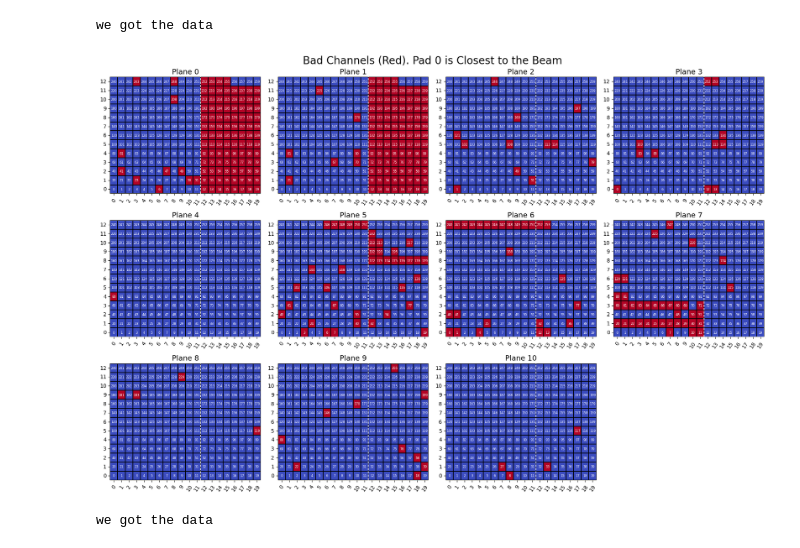
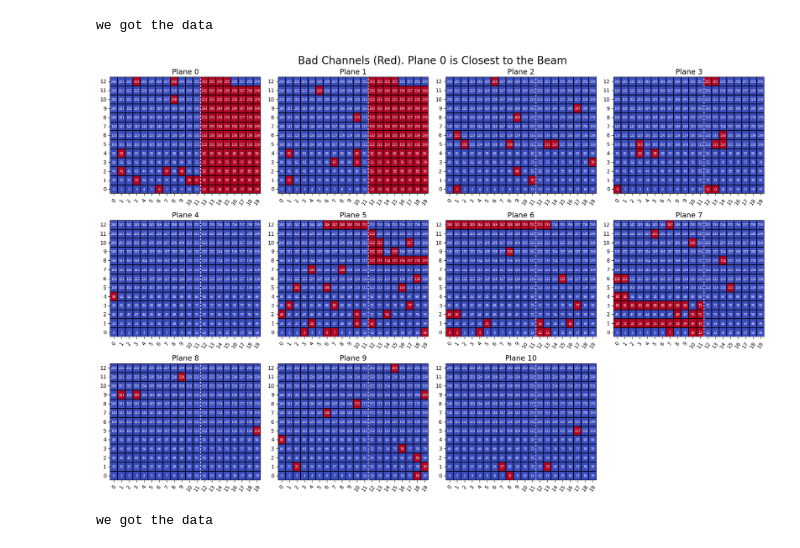
Before and after one commit to Ben-David-Ben/F-Cal-TB-Project, a Jupyter notebook: TB2025_Bad_Channels.ipynb, the cells around one changed output. Saved outputs shown, nothing was run; the diff lists cells and outputs as text; code cells hidden in the pictures.

```diff
--- a/TB2025_Bad_Channels.ipynb
+++ b/TB2025_Bad_Channels.ipynb
@@ -148,39 +72,39 @@ def channels_diagnostics(path_to_file, number_of_planes):
             cbar = False,
             annot_kws={"size": 6},
             linewidths=0.3,
             linecolor="black"
         )
 
         # title for each plane
         ax.set_title(f"Plane {idx}", fontsize=14)
 
         # add the gap seperator
         ax.axvline( x=12, color="white", linestyle="--", linewidth=1.2)
 
         # X ticks (0–19)
         ax.set_xticks(np.arange(20) + 0.5)
         ax.set_xticklabels(np.arange(20), rotation = 55)
 
         # Y ticks (0–12)
         ax.set_yticks(np.arange(13) + 0.5)
         ax.set_yticklabels(np.arange(12, -1, -1), rotation = 0)  # bottom = 0
 
         if len(axes) > len(matrices):
             axes[len(matrices)].set_visible(False)
 
-    fig.suptitle("Bad Channels (Red). Pad 0 is Closest to the Beam", fontsize = 20)
+    fig.suptitle("Bad Channels (Red). Plane 0 is Closest to the Beam", fontsize = 20)
     plt.tight_layout()
     plt.show()
 
 
-# replace this with your path to the file and number of planes
-path = "TB_FIRE\TB_reco\TB_FIRE_1340_raw_reco.root"
-number_of_planes = 11
+# # replace this with your path to the file and number of planes
+# path = "TB_FIRE\TB_reco\TB_FIRE_1340_raw_reco.root"
+# number_of_planes = 11
 
-channels_diagnostics(path, number_of_planes)
+# channels_diagnostics(path, number_of_planes)
 # %% [output]
 we got the data
-[figure, old version]
+[figure, new version]
 # %%
 # replace this with your path to the file and number of planes
 path = "TB_FIRE\TB_reco\TB_FIRE_1093_raw_reco_diagnostics.root"
```
Also changed, not shown: parts of 1 cell of this notebook, 4 other files.
